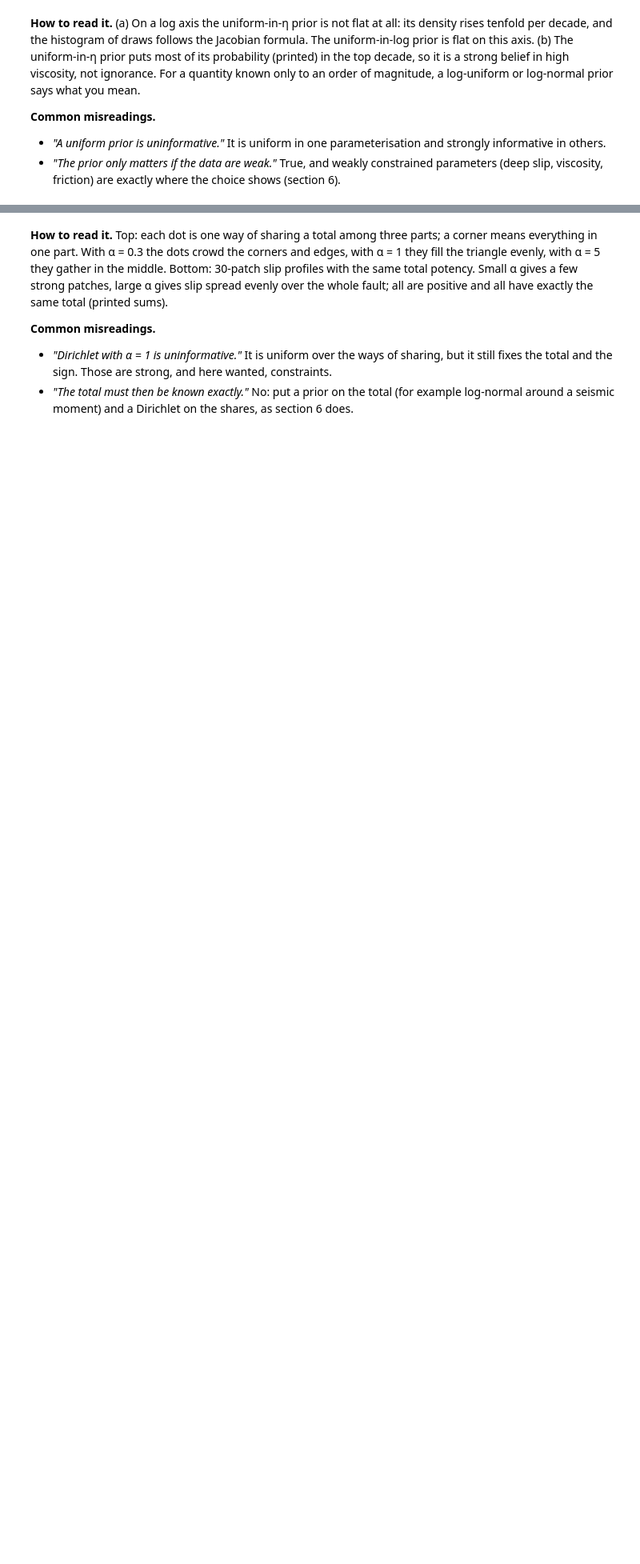
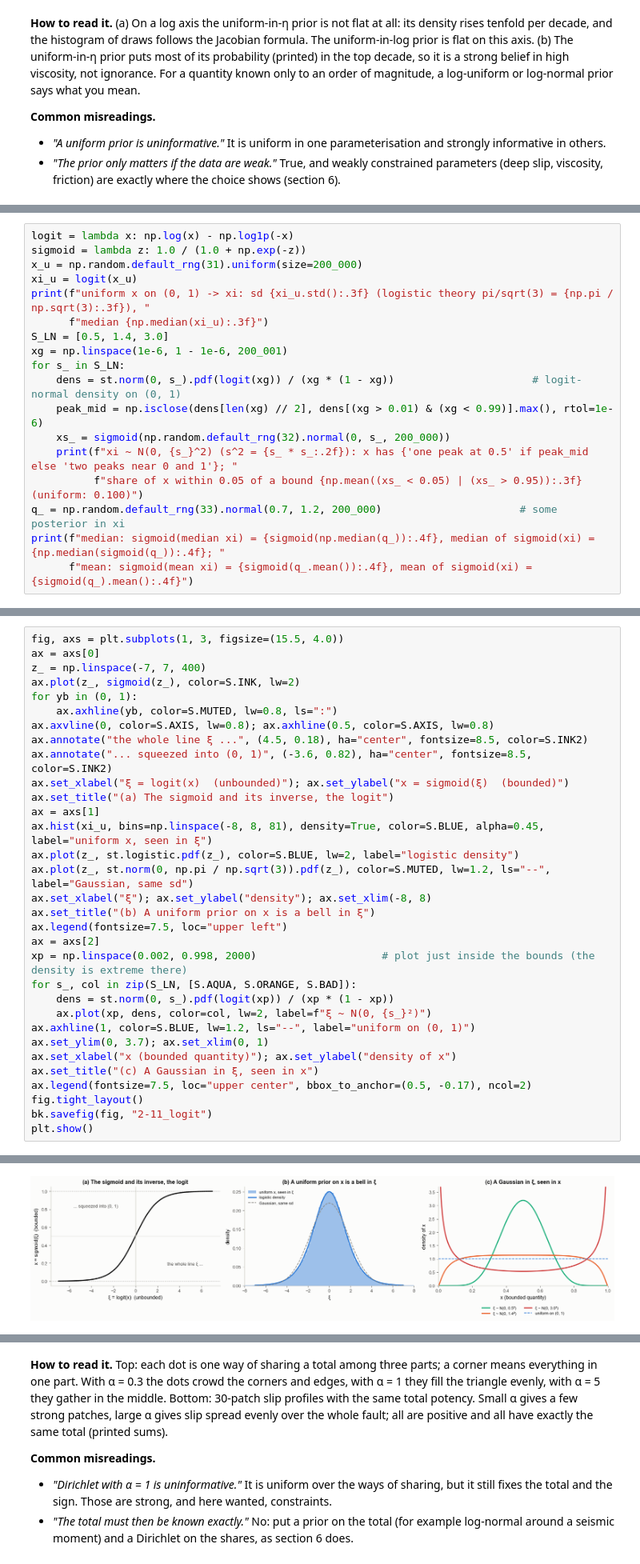
Before and after one commit to zhuozech/empiricist-geophysics, a Jupyter notebook: notebooks/2-11_choosing_a_prior.ipynb, the cells around one changed output, grey strips where cells are left out. Shown at 80% size. Cells and saved outputs as stored; diff of their text form; blank space fills up the shorter version.

Commit message:
2.11: add the logit transform for parameters with two bounds

```diff
--- a/notebooks/2-11_choosing_a_prior.ipynb
+++ b/notebooks/2-11_choosing_a_prior.ipynb
@@ -276,0 +302,18 @@ says what you mean.
+# %%
+logit = lambda x: np.log(x) - np.log1p(-x)
+sigmoid = lambda z: 1.0 / (1.0 + np.exp(-z))
+x_u = np.random.default_rng(31).uniform(size=200_000)
+xi_u = logit(x_u)
+print(f"uniform x on (0, 1) -> xi: sd {xi_u.std():.3f} (logistic theory pi/sqrt(3) = {np.pi / np.sqrt(3):.3f}), "
+      f"median {np.median(xi_u):.3f}")
+S_LN = [0.5, 1.4, 3.0]
+xg = np.linspace(1e-6, 1 - 1e-6, 200_001)
+for s_ in S_LN:
+    dens = st.norm(0, s_).pdf(logit(xg)) / (xg * (1 - xg))                      # logit-normal density on (0, 1)
+    peak_mid = np.isclose(dens[len(xg) // 2], dens[(xg > 0.01) & (xg < 0.99)].max(), rtol=1e-6)
+    xs_ = sigmoid(np.random.default_rng(32).normal(0, s_, 200_000))
+    print(f"xi ~ N(0, {s_}^2) (s^2 = {s_ * s_:.2f}): x has {'one peak at 0.5' if peak_mid else 'two peaks near 0 and 1'}; "
+          f"share of x within 0.05 of a bound {np.mean((xs_ < 0.05) | (xs_ > 0.95)):.3f} (uniform: 0.100)")
+q_ = np.random.default_rng(33).normal(0.7, 1.2, 200_000)                      # some posterior in xi
+print(f"median: sigmoid(median xi) = {sigmoid(np.median(q_)):.4f}, median of sigmoid(xi) = {np.median(sigmoid(q_)):.4f}; "
+      f"mean: sigmoid(mean xi) = {sigmoid(q_.mean()):.4f}, mean of sigmoid(xi) = {sigmoid(q_).mean():.4f}")
@@ -276,0 +326,33 @@ says what you mean.
+# %%
+fig, axs = plt.subplots(1, 3, figsize=(15.5, 4.0))
+ax = axs[0]
+z_ = np.linspace(-7, 7, 400)
+ax.plot(z_, sigmoid(z_), color=S.INK, lw=2)
+for yb in (0, 1):
+    ax.axhline(yb, color=S.MUTED, lw=0.8, ls=":")
+ax.axvline(0, color=S.AXIS, lw=0.8); ax.axhline(0.5, color=S.AXIS, lw=0.8)
+ax.annotate("the whole line ξ ...", (4.5, 0.18), ha="center", fontsize=8.5, color=S.INK2)
+ax.annotate("... squeezed into (0, 1)", (-3.6, 0.82), ha="center", fontsize=8.5, color=S.INK2)
+ax.set_xlabel("ξ = logit(x)  (unbounded)"); ax.set_ylabel("x = sigmoid(ξ)  (bounded)")
+ax.set_title("(a) The sigmoid and its inverse, the logit")
+ax = axs[1]
+ax.hist(xi_u, bins=np.linspace(-8, 8, 81), density=True, color=S.BLUE, alpha=0.45, label="uniform x, seen in ξ")
+ax.plot(z_, st.logistic.pdf(z_), color=S.BLUE, lw=2, label="logistic density")
+ax.plot(z_, st.norm(0, np.pi / np.sqrt(3)).pdf(z_), color=S.MUTED, lw=1.2, ls="--", label="Gaussian, same sd")
+ax.set_xlabel("ξ"); ax.set_ylabel("density"); ax.set_xlim(-8, 8)
+ax.set_title("(b) A uniform prior on x is a bell in ξ")
+ax.legend(fontsize=7.5, loc="upper left")
+ax = axs[2]
+xp = np.linspace(0.002, 0.998, 2000)                    # plot just inside the bounds (the density is extreme there)
+for s_, col in zip(S_LN, [S.AQUA, S.ORANGE, S.BAD]):
+    dens = st.norm(0, s_).pdf(logit(xp)) / (xp * (1 - xp))
+    ax.plot(xp, dens, color=col, lw=2, label=f"ξ ~ N(0, {s_}²)")
+ax.axhline(1, color=S.BLUE, lw=1.2, ls="--", label="uniform on (0, 1)")
+ax.set_ylim(0, 3.7); ax.set_xlim(0, 1)
+ax.set_xlabel("x (bounded quantity)"); ax.set_ylabel("density of x")
+ax.set_title("(c) A Gaussian in ξ, seen in x")
+ax.legend(fontsize=7.5, loc="upper center", bbox_to_anchor=(0.5, -0.17), ncol=2)
+fig.tight_layout()
+bk.savefig(fig, "2-11_logit")
+plt.show()
+# %% [output]
@@ -276,0 +360 @@ says what you mean.
+[figure, added]
```
Also changed, not shown: parts of 7 cells of this notebook, 18 other files.
